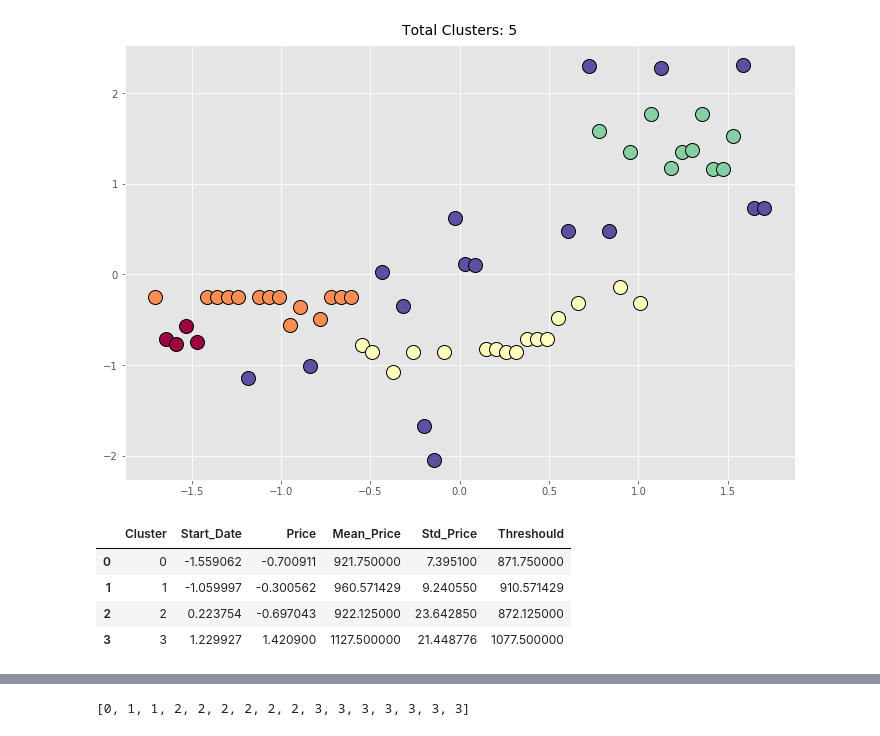
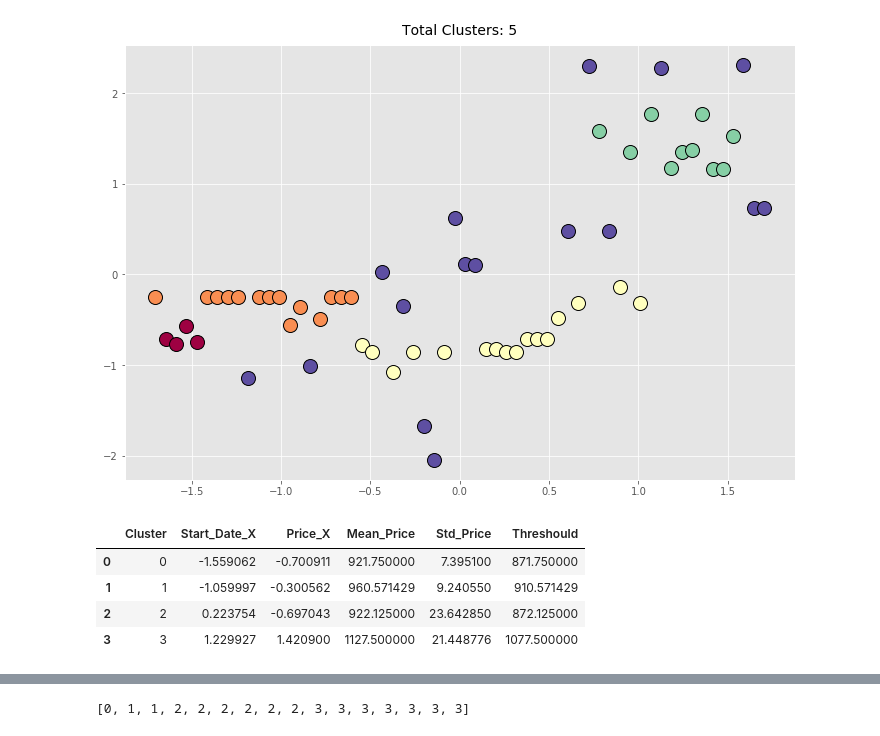
Before and after one commit to XiaoWan534/BIA_660C, a Jupyter notebook: Assignment_5/flight_outlier_task3.ipynb, the cells around one changed output, grey strips where cells are left out. Cells and saved outputs as stored; diff of their text form; code cells hidden in the pictures.

```diff
--- a/Assignment_5/flight_outlier_task3.ipynb
+++ b/Assignment_5/flight_outlier_task3.ipynb
@@ -74,13 +75,3 @@ def scrape_data(start_date, from_place, to_place, city_name):
     df = pd.DataFrame(clean_data, columns=['Price', 'Date_of_Flight'])
     driver.quit()
     return df
-# %%
-from_place = 'Beijing'
-to_place = 'Mexico'
-start_date = datetime.datetime(2017, 04, 10)
-city_name = 'Mexico City'
-#city_name = 'Cancun'
-
-data_60 = scrape_data(start_date, from_place, to_place, city_name)
-print len(data_60)
-data_60.head()
@@ -154,9 +137,11 @@ import numpy as np
 # %%
 # clustering
 df = data_60
+start_date = []
 for i in range(len(df)):
-    df['Start_Date'][i] = (df['Date_of_Flight'][i]- df['Date_of_Flight'][0]).days +1
+    start_date.append((df['Date_of_Flight'][i]- df['Date_of_Flight'][0]).days +1)
 
+df['Start_Date'] = pd.Series(start_date).values
 X = StandardScaler().fit_transform(df[['Start_Date', 'Price']])
 db = DBSCAN(eps=.3, min_samples=3).fit(X)
 df['dbscan_labels'] = db.labels_
@@ -238,24 +220,24 @@ plt.title("Total Clusters: {}".format(clusters), fontsize=14, y=1.01)
 <matplotlib.text.Text at 0x...>
 [figure]
 # %%
-# mean of each cluster
+# Mean of each cluster & other features of cluster
 mean_points = []
 for n in unique_labels:
     x = pd.DataFrame(X)[df.dbscan_labels == n]
     mp = x.mean(axis=0)
-
+    #calculate threshold for each cluster
     d = df[df.dbscan_labels == n]
     m = np.mean(d.Price)
     std = np.std(d.Price)
     thrshd = m - max(2*std,50)
     mean_points.append((n, mp[0], mp[1], m, std, thrshd))
 
 mean_points = pd.DataFrame(mean_points)
-mean_points.columns=['Cluster','Start_Date','Price','Mean_Price','Std_Price','Threshould']
+mean_points.columns=['Cluster','Start_Date_X','Price_X','Mean_Price','Std_Price','Threshold']
 mean_points = mean_points[mean_points.Cluster != -1]
 mean_points
 # %% [output]
-|  | Cluster | Start_Date | Price | Mean_Price | Std_Price | Threshould |
+|  | Cluster | Start_Date_X | Price_X | Mean_Price | Std_Price | Threshould |
 | 0 | 0 | -1.559062 | -0.700911 | 921.750000 | 7.395100 | 871.750000 |
 | 1 | 1 | -1.059997 | -0.300562 | 960.571429 | 9.240550 | 910.571429 |
 | 2 | 2 | 0.223754 | -0.697043 | 922.125000 | 23.642850 | 872.125000 |
```
Also changed, not shown: parts of 16 cells of this notebook.
